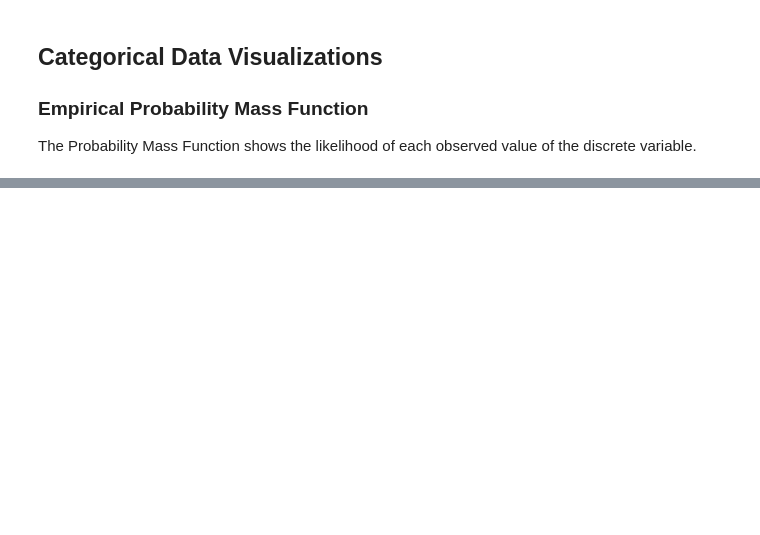
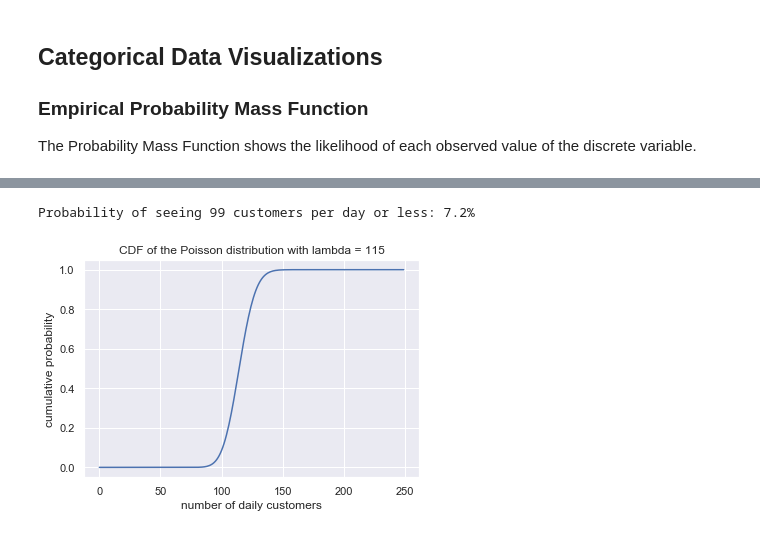
Before and after one commit to sebastienplat/sebastienplat.github.io, a Jupyter notebook: _drafts/notebooks/statistical-analysis/2b-EDA.ipynb, the cells around one changed output, grey strips where cells are left out. Cells and saved outputs as stored; diff of their text form; code cells hidden in the pictures; blank space fills up the shorter version.

```diff
--- a/_drafts/notebooks/statistical-analysis/2b-EDA.ipynb
+++ b/_drafts/notebooks/statistical-analysis/2b-EDA.ipynb
@@ -240,0 +149,12 @@ _ = fig.legend(handles, labels, loc='right', bbox_to_anchor=(1.02, 0.5))
+# %%
+# CDF
+_ = plt.plot(range(0, 250), stats.poisson.cdf(range(0, 250), 115))
+plt.title('CDF of the Poisson distribution with lambda = 115')
+plt.xlabel('number of daily customers')
+plt.ylabel('cumulative probability')
+
+# probability of having a number at least at extreme as 99
+print('Probability of seeing 99 customers per day or less: {:.1%}'.format(stats.poisson.cdf(99, 115)))
+# %% [output]
+Probability of seeing 99 customers per day or less: 7.2%
+[figure, added]
```
Also changed, not shown: parts of 18 cells of this notebook, 6 other files.
